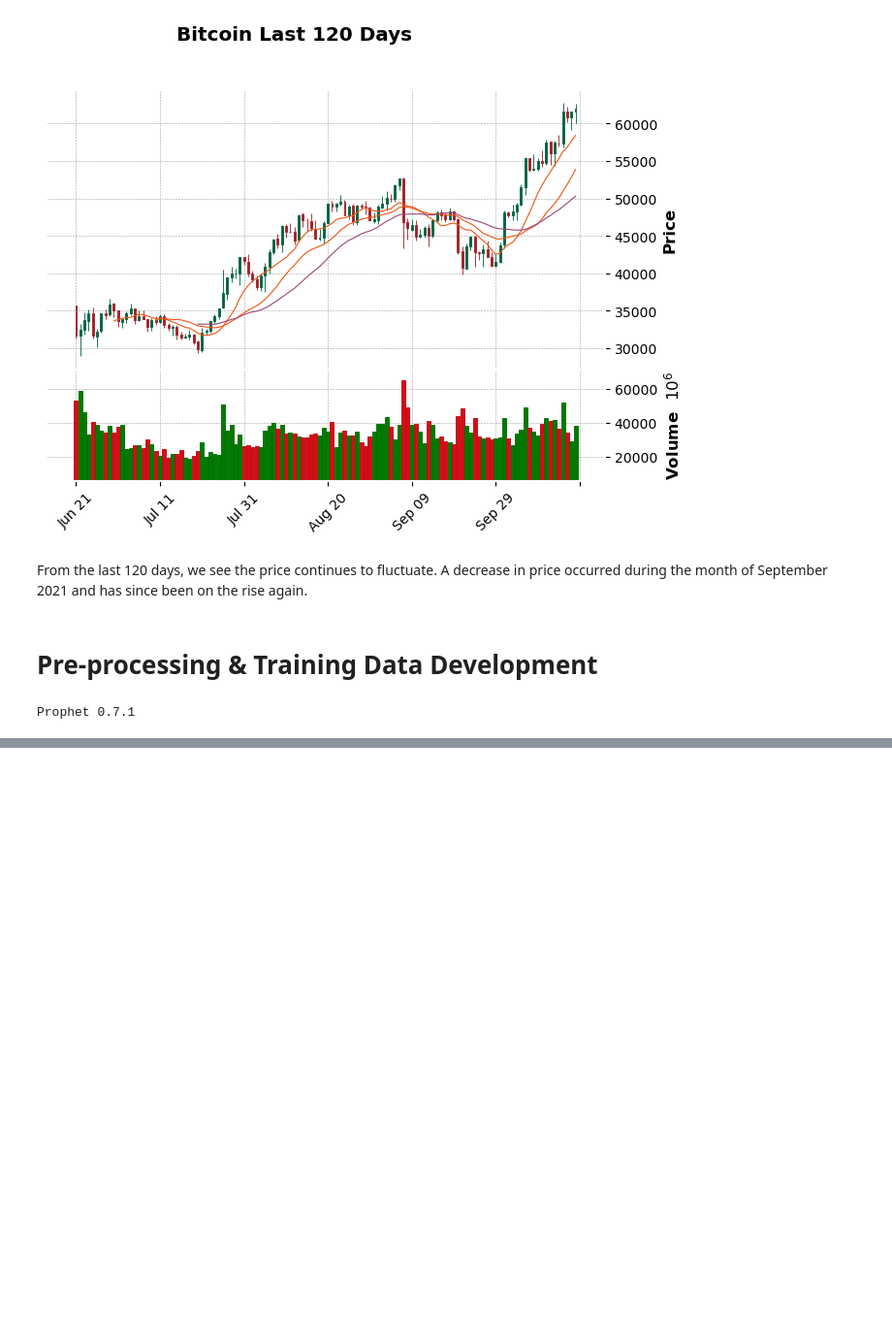
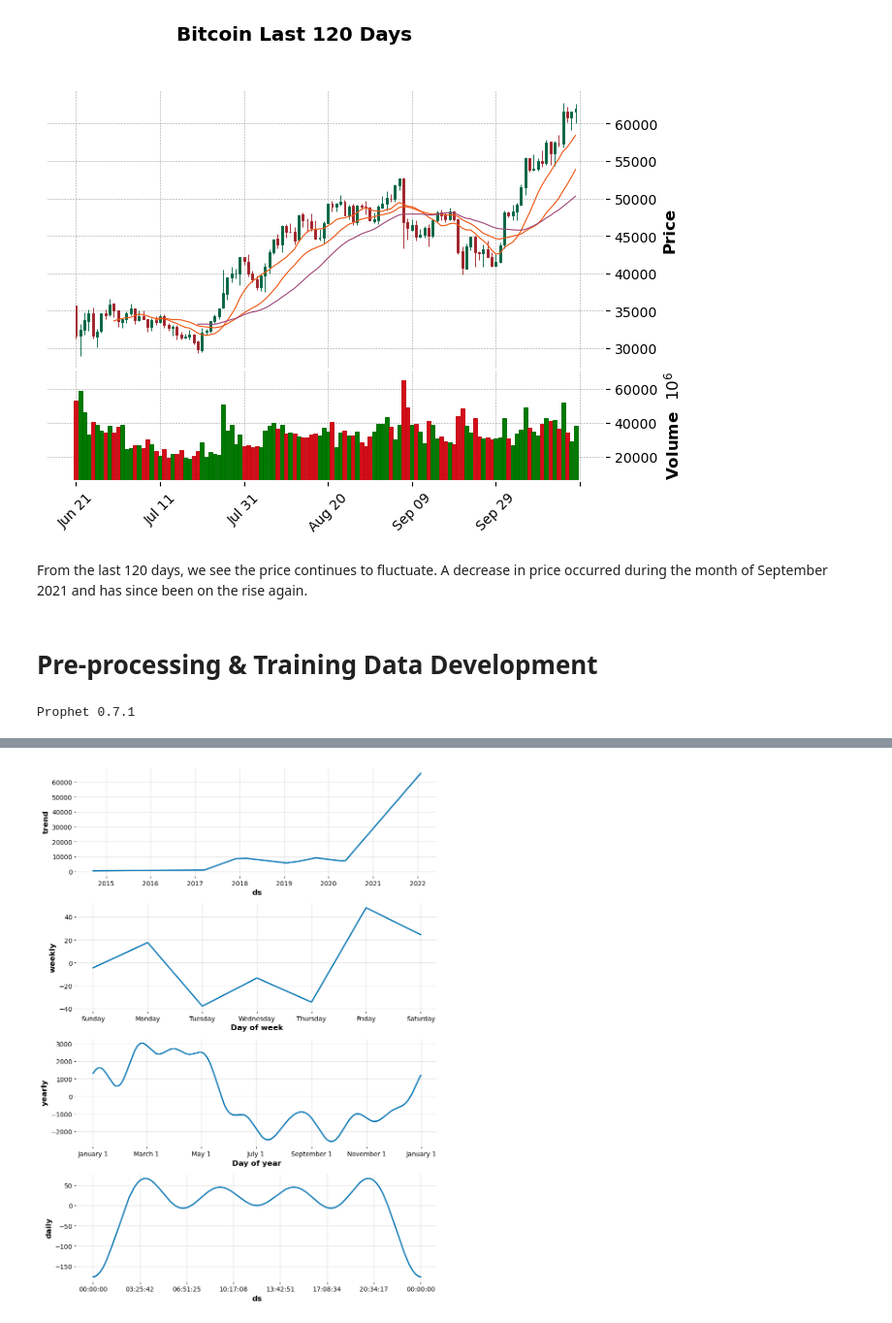
Before and after one commit to General2096/Sprinboard, a Jupyter notebook: Capstone Project/Pre-processing & Training Data Development Bitcoin.ipynb, the cells around one changed output, grey strips where cells are left out. Shown at 97% size. Saved outputs shown, nothing was run; the diff lists cells and outputs as text; code cells hidden in the pictures; blank space fills up the shorter version.

```diff
--- a/Capstone Project/Pre-processing & Training Data Development Bitcoin.ipynb
+++ b/Capstone Project/Pre-processing & Training Data Development Bitcoin.ipynb
@@ -304,0 +324,4 @@ model.fit(bc_date_adjclose)
+# %%
+plt2 = model.plot_components(forecast)
+# %% [output]
+[figure, added]
```
Also changed, not shown: parts of 18 cells of this notebook.
